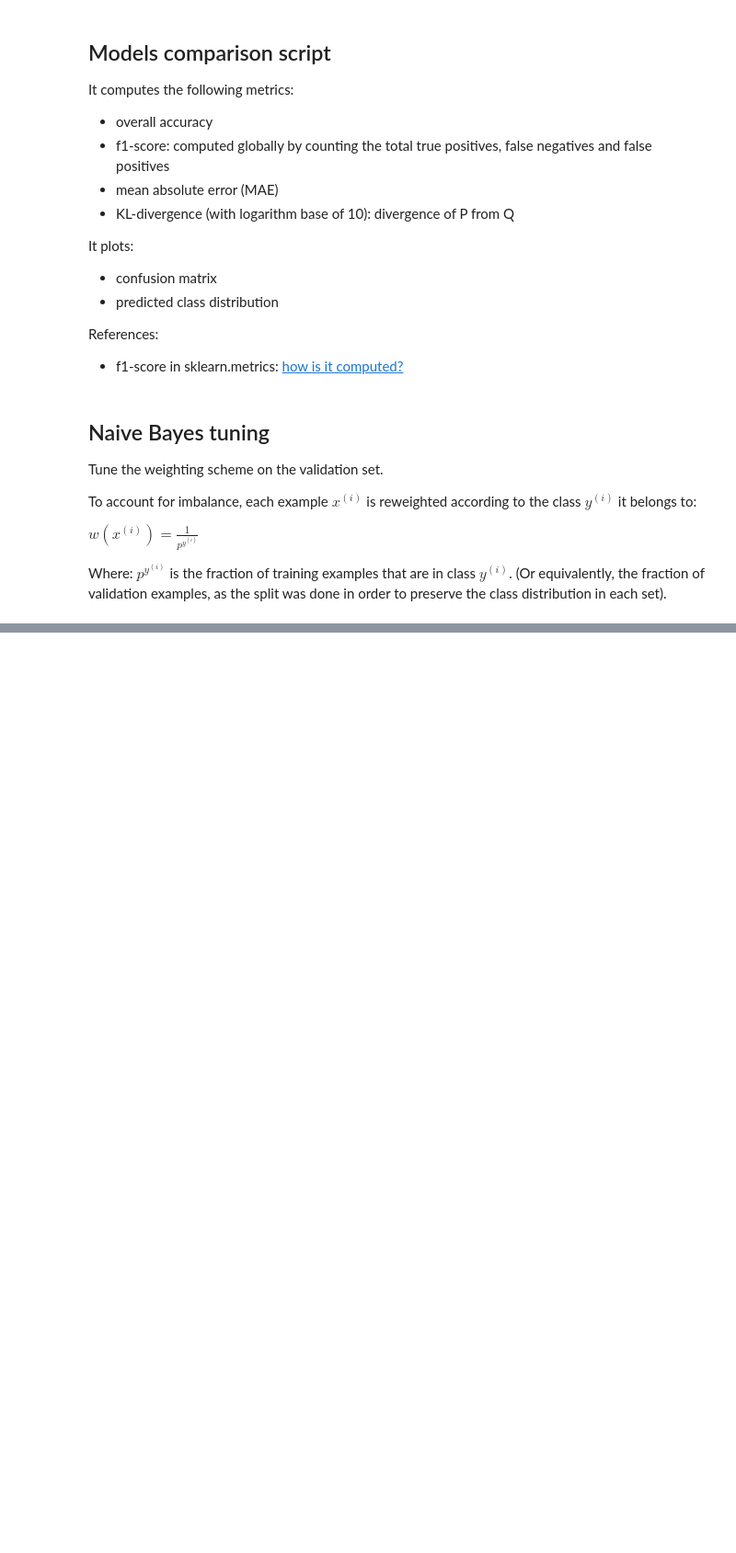
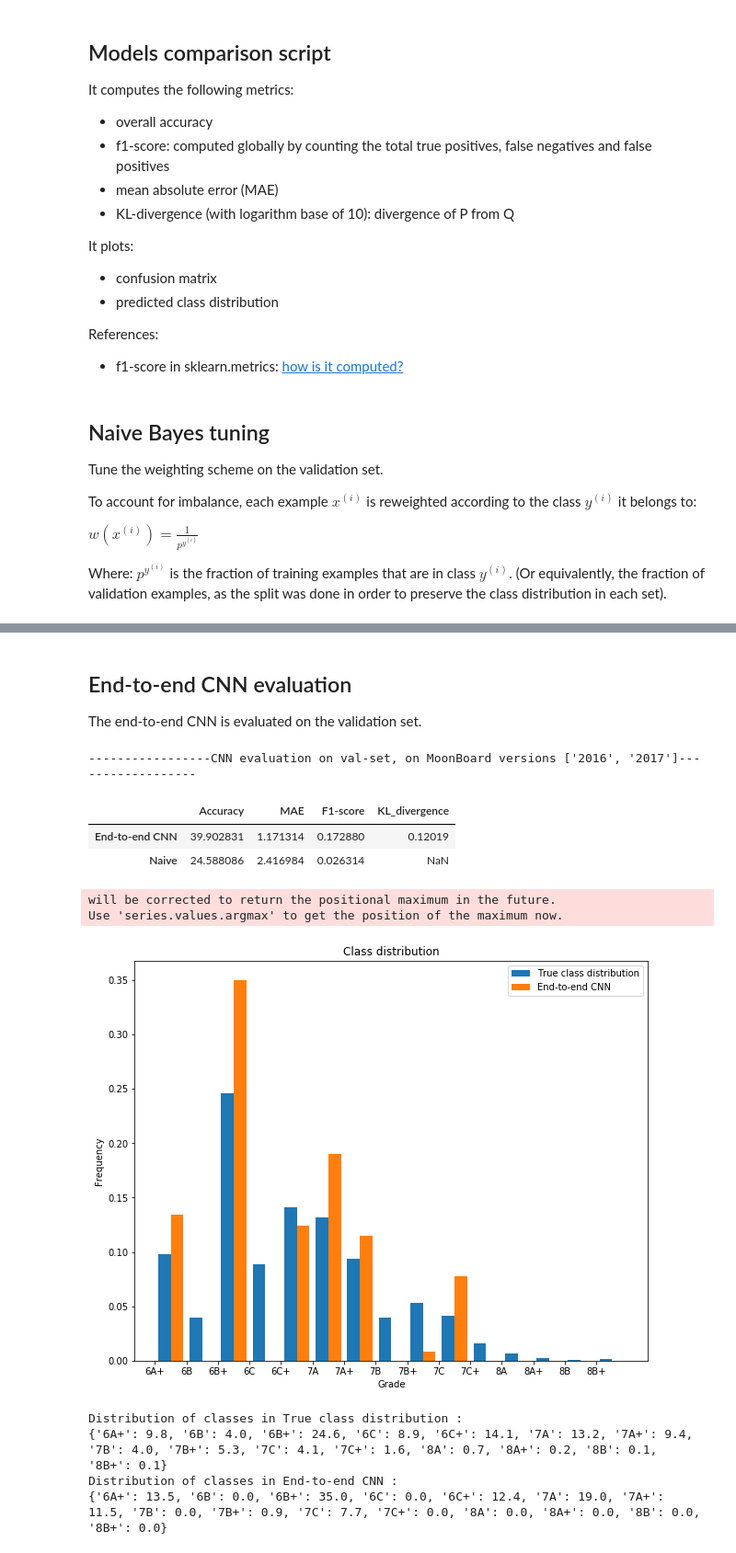
Before and after one commit to ColasGael/DeepClimb, a Jupyter notebook: experiments/models_comparison.ipynb, the cells around one changed output, grey strips where cells are left out. Shown at 92% size. Drawn from its saved outputs; the diff is of its cells as text; code cells hidden in the pictures; blank space fills up the shorter version.

Commit message:
model comparison

```diff
--- a/experiments/models_comparison.ipynb
+++ b/experiments/models_comparison.ipynb
@@ -257,2 +309,40 @@ Distribution of classes in NB with HP k=4 :
 Distribution of classes in user assigned grades :
 {'6A+': 0.0, '6B': 0.0, '6B+': 50.0, '6C': 13.7, '6C+': 10.5, '7A': 10.7, '7A+': 6.2, '7B': 3.2, '7B+': 2.6, '7C': 2.7, '7C+': 0.3, '8A': 0.1, '8A+': 0.0, '8B': 0.0, '8B+': 0.0}
+# %% [markdown]
+## End-to-end CNN evaluation
+
+The end-to-end CNN is evaluated on the validation set.
+# %%
+# CNN evaluation script
+def CNN_evaluation(pred_path, test_split="val", MBversions=[2016, 2017], ppDirName="../data/binary", printCM=False):
+    MBversions = [str(MBversion) for MBversion in MBversions]
+    print("{:-^100}".format("CNN evaluation on {}-set, on MoonBoard versions {}".format(test_split, MBversions)))
+
+    with open(os.path.join(ppDirName, "2016", "grade2class.json")) as json_file:
+        grade2class = json.load(json_file)
+
+    # load the true labels
+    y_test = np.load(os.path.join(pred_path, "{}_true.npy".format(test_split)))
+    # load the predicted validation labels
+    y_pred = np.load(os.path.join(pred_path, "{}_predictions.npy".format(test_split)))
+    models_pred_dict = {"End-to-end CNN": y_pred}
+
+    # compare the models
+    models_comparison(models_pred_dict, y_test, grade2class, split=test_split, isHighlight=False, printCM=printCM)
+# %%
+# path to the predicted validation labels
+pred_path = "../save/test/ImageClimbCNN-new-01"
+# evaluation on the validation set
+CNN_evaluation(pred_path, test_split="val", printCM=False)
+# %% [output]
+-----------------CNN evaluation on val-set, on MoonBoard versions ['2016', '2017']------------------
+|  | Accuracy | MAE | F1-score | KL_divergence |
+| End-to-end CNN | 39.902831 | 1.171314 | 0.172880 | 0.12019 |
+| Naive | 24.588086 | 2.416984 | 0.026314 | NaN |
+will be corrected to return the positional maximum in the future.
+Use 'series.values.argmax' to get the position of the maximum now.
+[figure, added]
+Distribution of classes in True class distribution :
+{'6A+': 9.8, '6B': 4.0, '6B+': 24.6, '6C': 8.9, '6C+': 14.1, '7A': 13.2, '7A+': 9.4, '7B': 4.0, '7B+': 5.3, '7C': 4.1, '7C+': 1.6, '8A': 0.7, '8A+': 0.2, '8B': 0.1, '8B+': 0.1}
+Distribution of classes in End-to-end CNN :
+{'6A+': 13.5, '6B': 0.0, '6B+': 35.0, '6C': 0.0, '6C+': 12.4, '7A': 19.0, '7A+': 11.5, '7B': 0.0, '7B+': 0.9, '7C': 7.7, '7C+': 0.0, '8A': 0.0, '8A+': 0.0, '8B': 0.0, '8B+': 0.0}
```
Also changed, not shown: parts of 6 cells of this notebook, 2 other files.
